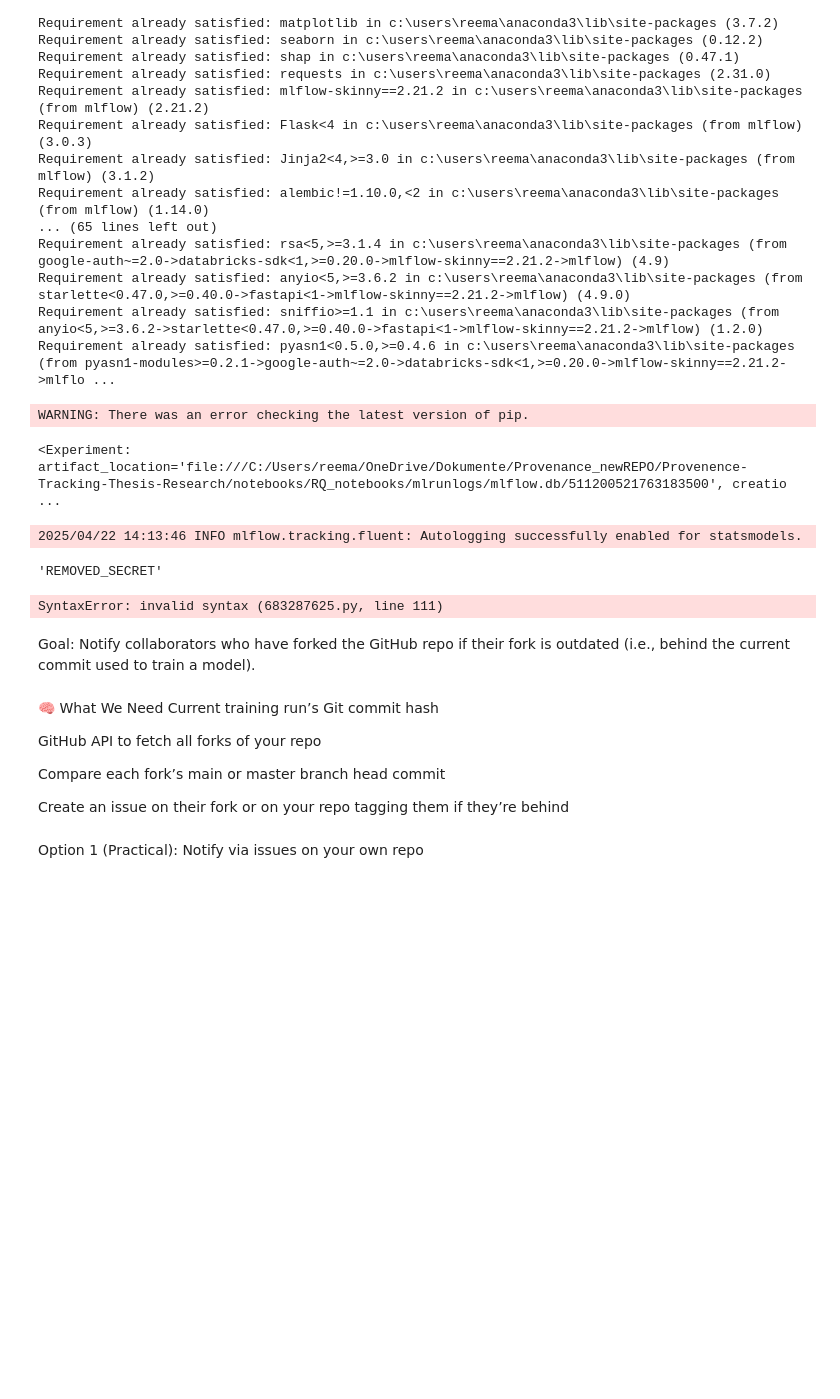
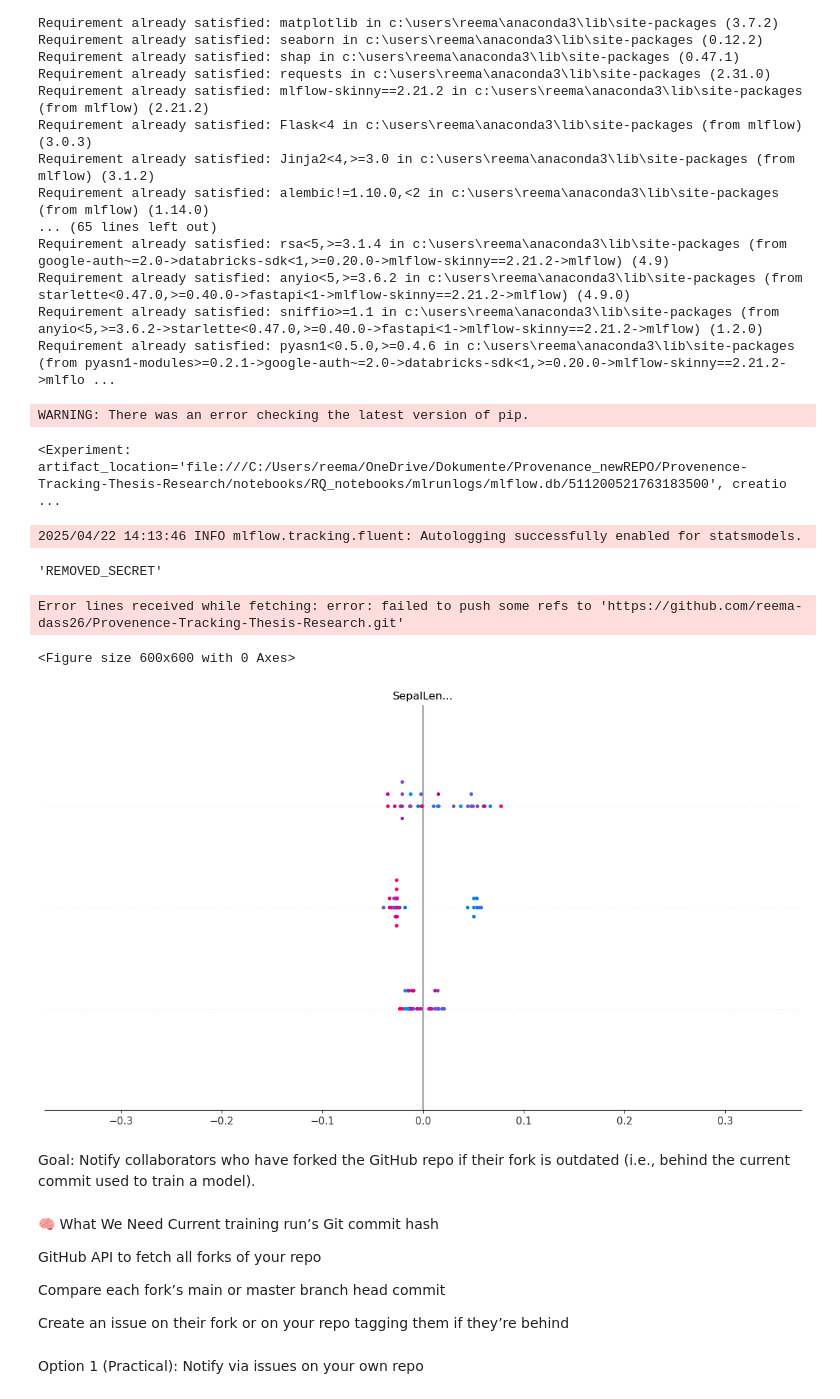
Before and after one commit to reema-dass26/REPO, a Jupyter notebook: notebooks/RQ_notebooks/RQ1_updated.ipynb, the cells around one changed output. Saved outputs shown, nothing was run; the diff lists cells and outputs as text; code cells hidden in the pictures; blank space fills up the shorter version.

Commit message:
Auto commit after successful training

```diff
--- a/notebooks/RQ_notebooks/RQ1_updated.ipynb
+++ b/notebooks/RQ_notebooks/RQ1_updated.ipynb
@@ -181,59 +181,49 @@ with mlflow.start_run() as run:
     repo.index.commit("Auto commit after successful training")
     repo.remotes.origin.push()
 
     # 🔁 Get new commit hash
     new_commit_hash = repo.head.object.hexsha
 
     # 🔁 Log updated Git commit
     mlflow.set_tag("git_commit_hash", new_commit_hash)
     mlflow.log_param("git_commit_hash", new_commit_hash)
 
     with open("model_metadata_fair4ml.json", "w") as f:
         json.dump(fair4ml_metadata, f, indent=2)
     mlflow.log_artifact("model_metadata_fair4ml.json")
 
      # 🔔 OPTIONAL: Notify outdated forks if flag is True
     notify_collaborators = True
     load_dotenv()
     GITHUB_TOKEN = os.getenv("THESIS_TOKEN")  # or "GITHUB_TOKEN" if you named it that
 
     if not GITHUB_TOKEN:
         print("⚠️ GITHUB_TOKEN not set.")
     GITHUB_OWNER="reema-dass26"
     GITHUB_REPO="https://github.com/reema-dass26/Provenence-Tracking-Thesis-Research.git"
 
-    if notify_collaborators and GITHUB_TOKEN:
-        headers = {
-            "Authorization": f"token {GITHUB_TOKEN}",
-            "Accept": "application/vnd.github.v3+json"
-        }
-        forks_url = f"https://api.github.com/repos/{GITHUB_OWNER}/{GITHUB_REPO}/forks"
-        response = requests.get(forks_url, headers=headers)
+   # ✅ Commit changes to Git after successful run
+    repo.git.add(A=True)
+    repo.index.commit("Auto commit after successful training")
+    repo.remotes.origin.push()
 
-        if response.status_code == 200:
-            forks = response.json()
-            outdated_users = []
-            for fork in forks:
-                fork_owner = fork['owner']['login']
-                fork_commit_url = fork['url'] + "/commits"
-                fork_response = requests.get(fork_commit_url, headers=headers)
+    # 🔁 Get new commit hash
+    new_commit_hash = repo.head.object.hexsha
 
-                if fork_response.status_code == 200:
-                    fork_commits = fork_response.json()
-                    fork_latest = fork_commits[0]['sha'] if fork_commits else None
-                    if fork_latest and fork_latest != new_commit_hash:
-                        outdated_users.append(f"@{fork_owner}")
+    # 🔁 Log updated Git commit
+    mlflow.set_tag("git_commit_hash", new_commit_hash)
+    mlflow.log_param("git_commit_hash", new_commit_hash)
 
-            if outdated_users:
-                issue_title = "🔔 Notification: Your fork is behind the latest commit"
-                issue_body = f"Hi {' '.join(outdated_users)},\n\nThe main repository has been updated to commit `{new_commit_hash}`.\nPlease consider pulling the latest changes to stay in sync.\n\nThanks!"
-                issues_url = f"https://api.github.com/repos/{GITHUB_OWNER}/{GITHUB_REPO}/issues"
-                issue_data = {"title": issue_title, "body": issue_body}
-                requests.post(issues_url, headers=headers, json=issue_data)
+    # ✅ Save FAIR4ML metadata
+    with open("model_metadata_fair4ml.json", "w") as f:
+        json.dump(fair4ml_metadata, f, indent=2)
+    mlflow.log_artifact("model_metadata_fair4ml.json")
 
         mlflow.end_run()
 # %% [output]
-SyntaxError: invalid syntax (683287625.py, line 111)
+Error lines received while fetching: error: failed to push some refs to 'https://github.com/reema-dass26/Provenence-Tracking-Thesis-Research.git'
+<Figure size 600x600 with 0 Axes>
+[figure, added]
 # %% [markdown]
 Goal: Notify collaborators who have forked the GitHub repo if their fork is outdated (i.e., behind the current commit used to train a model).
 # %% [markdown]
```
Also changed, not shown: 1 other file.
